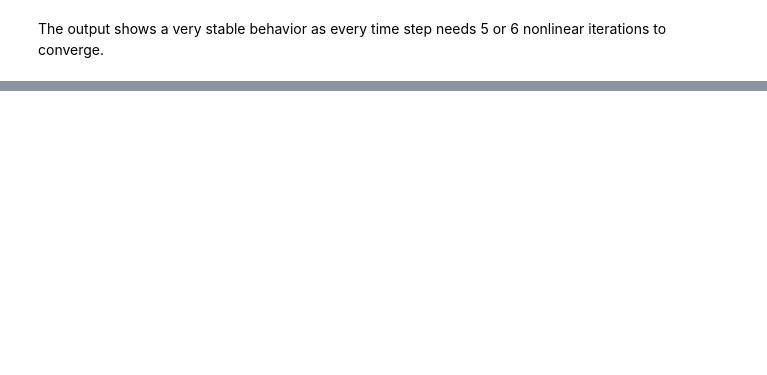
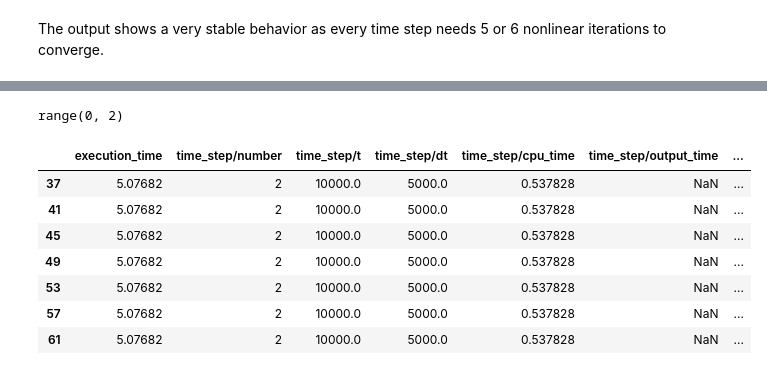
Before and after one commit to joergbuchwald/ogs6py, a Jupyter notebook: paper/paper_ogs6py_vtuio.ipynb, the cells around one changed output, grey strips where cells are left out. Saved outputs shown, nothing was run; the diff lists cells and outputs as text; code cells hidden in the pictures; blank space fills up the shorter version.

```diff
--- a/paper/paper_ogs6py_vtuio.ipynb
+++ b/paper/paper_ogs6py_vtuio.ipynb
@@ -316,0 +349,15 @@ plt.tight_layout();
+# %%
+range(2)
+# %% [output]
+range(0, 2)
+# %%
+out_df_new[out_df_new["time_step/number"]==2]
+# %% [output]
+|  | execution_time | time_step/number | time_step/t | time_step/dt | time_step/cpu_time | time_step/output_time | ... |
+| 37 | 5.07682 | 2 | 10000.0 | 5000.0 | 0.537828 | NaN | ... |
+| 41 | 5.07682 | 2 | 10000.0 | 5000.0 | 0.537828 | NaN | ... |
+| 45 | 5.07682 | 2 | 10000.0 | 5000.0 | 0.537828 | NaN | ... |
+| 49 | 5.07682 | 2 | 10000.0 | 5000.0 | 0.537828 | NaN | ... |
+| 53 | 5.07682 | 2 | 10000.0 | 5000.0 | 0.537828 | NaN | ... |
+| 57 | 5.07682 | 2 | 10000.0 | 5000.0 | 0.537828 | NaN | ... |
+| 61 | 5.07682 | 2 | 10000.0 | 5000.0 | 0.537828 | NaN | ... |
```
Also changed, not shown: parts of 25 cells of this notebook, 6 other files.
